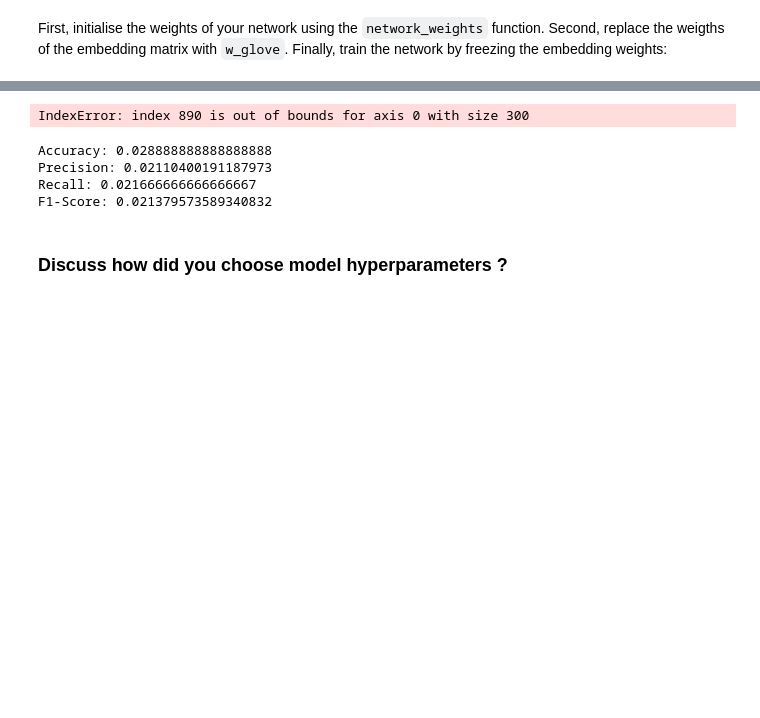
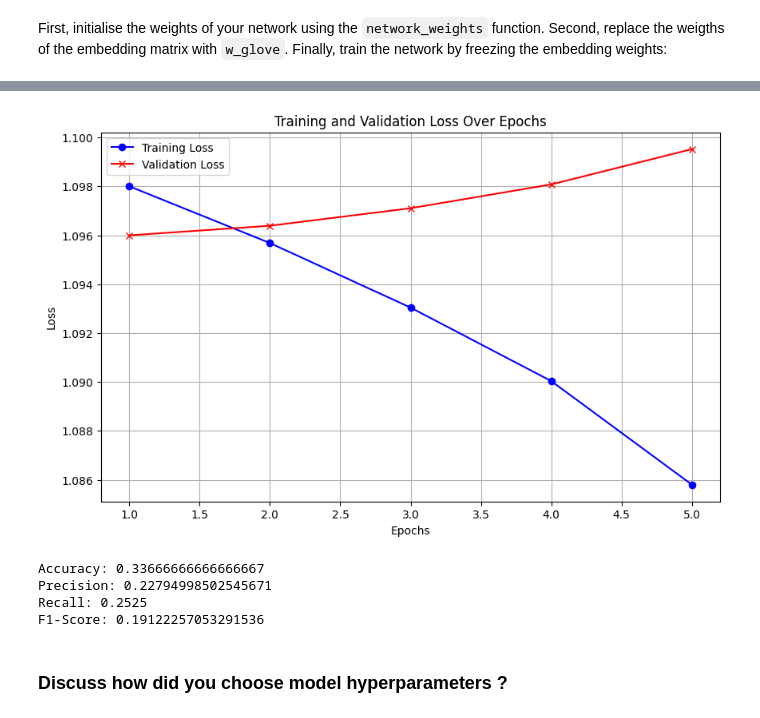
Before and after one commit to parkjunho12/RNN_NLP, a Jupyter notebook: assignment/real.ipynb, the cells around one changed output, grey strips where cells are left out. Saved outputs shown, nothing was run; the diff lists cells and outputs as text; code cells hidden in the pictures; blank space fills up the shorter version.

```diff
--- a/assignment/real.ipynb
+++ b/assignment/real.ipynb
@@ -815,7 +834,7 @@ First, initialise the weights of your network using the `network_weights` functi
 # %%
 W = network_weights(vocab_size=len(all_vocabs),embedding_dim=300,
                     hidden_dim=[128, 64], num_classes=3)
-W[0] = w_glove
+W[0] = w_glove.T
 
 for i in range(len(W)):
     print('Shape W'+str(i), W[i].shape)
@@ -829,7 +848,7 @@ W, loss_tr, dev_loss = SGD(X_train_indices_shuffled, y_train_shuffled,
                             lr=0.001,
                             dropout=0.2,
                             freeze_emb=False,
-                            tolerance=0.00005,
-                            epochs=100)
+                            tolerance=0.0001,
+                            epochs=5)
 plot_learning_process(loss_tr, dev_loss)
 # %% [output]
@@ -840,18 +864,18 @@ Shape W3 (3, 64)
-IndexError: index 890 is out of bounds for axis 0 with size 300
+[figure, added]
 # %%
 preds_te = [np.argmax(forward_pass(x, W, dropout_rate=0.0)['y_pred'])
             for x,y in zip(X_test_indices,Y_test_array)]
 
 
 print('Accuracy:', accuracy_score(Y_test_array,preds_te))
-print('Precision:', precision_score(Y_test_array,preds_te,average='macro'))
-print('Recall:', recall_score(Y_test_array,preds_te,average='macro'))
+print('Precision:', precision_score(Y_test_array,preds_te,average='macro', zero_division=0))
+print('Recall:', recall_score(Y_test_array,preds_te,average='macro', zero_division=0))
 print('F1-Score:', f1_score(Y_test_array,preds_te,average='macro'))
 # %% [output]
-Accuracy: 0.028888888888888888
-Precision: 0.02110400191187973
-Recall: 0.021666666666666667
-F1-Score: 0.021379573589340832
+Accuracy: 0.33666666666666667
+Precision: 0.22794998502545671
+Recall: 0.2525
+F1-Score: 0.19122257053291536
 # %% [markdown]
 ### Discuss how did you choose model hyperparameters ?
 # %% [markdown]
```
Also changed, not shown: parts of 5 cells of this notebook.
